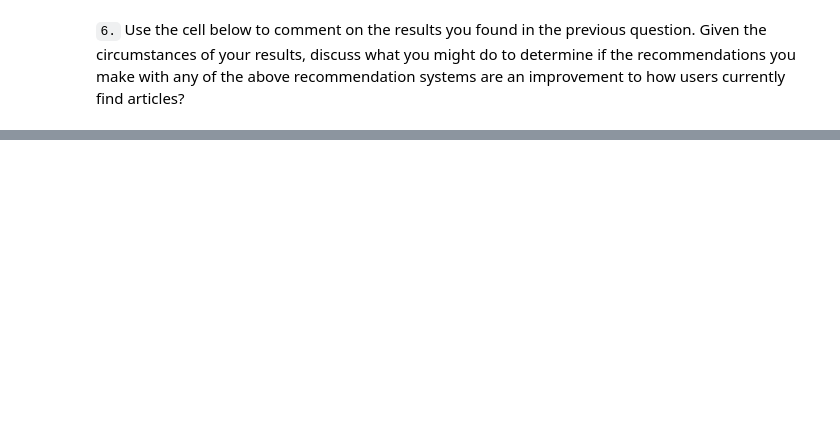
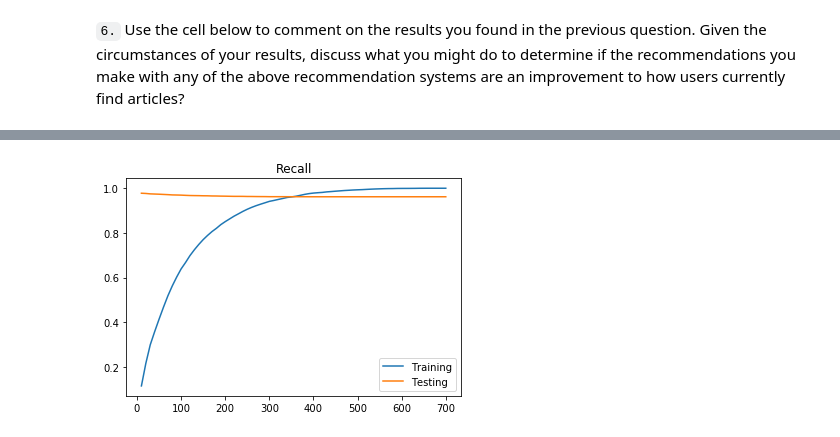
Before and after one commit to amirmasoudsfd/ibm-recommendations, a Jupyter notebook: Recommendations_with_IBM.ipynb, the cells around one changed output, grey strips where cells are left out. Drawn from its saved outputs; the diff is of its cells as text; code cells hidden in the pictures; blank space fills up the shorter version.

```diff
--- a/Recommendations_with_IBM.ipynb
+++ b/Recommendations_with_IBM.ipynb
@@ -837,0 +1163,9 @@ u_train, s_train, vt_train = # fit svd similar to above then use the cells below
+# %%
+# Recall curves
+plt.plot(features, train_recall, label='Training')
+plt.plot(features, test_recall, label='Testing')
+plt.legend()
+plt.title('Recall')
+plt.show()
+# %% [output]
+[figure, added]
```
Also changed, not shown: parts of 58 cells of this notebook, 3 other files.
